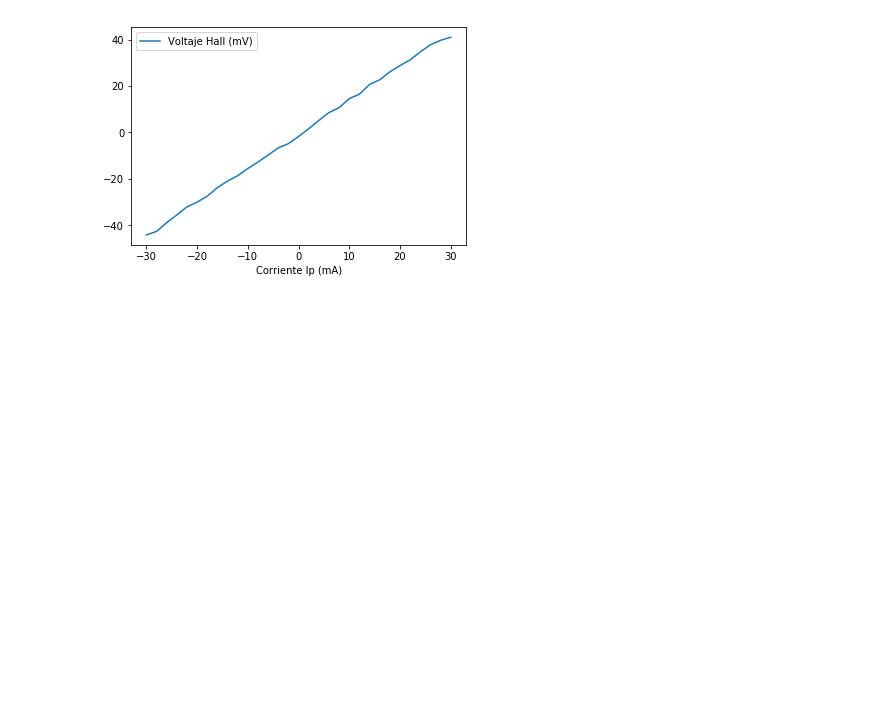
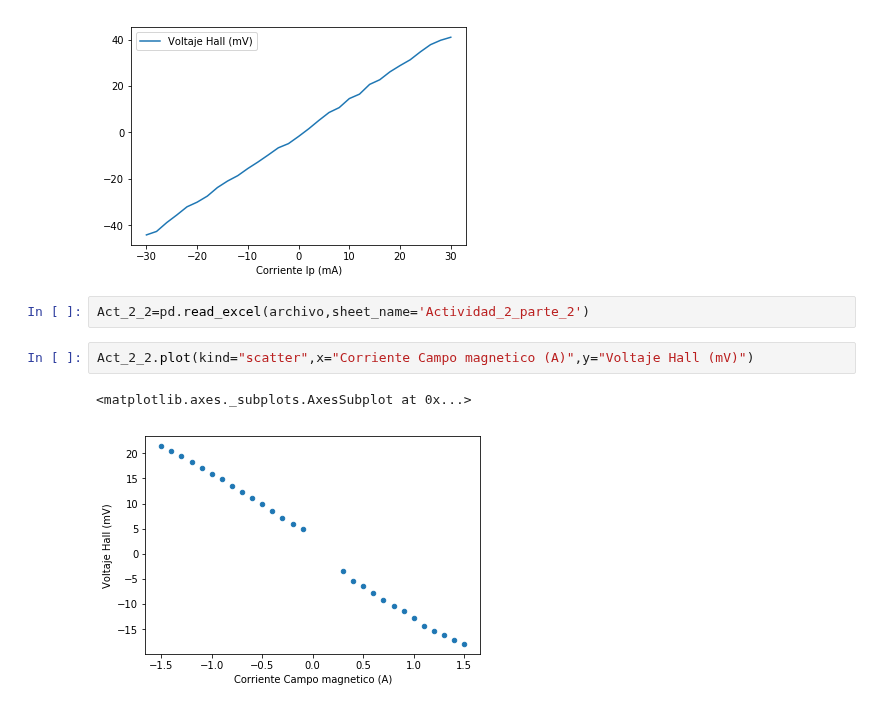
Before and after one commit to jamontanac/Laboratorio-Avanzado, a Jupyter notebook: Hall_Effect/Analisis.ipynb, the cells around one changed output. Drawn from its saved outputs; the diff is of its cells as text; blank space fills up the shorter version.

```diff
--- a/Hall_Effect/Analisis.ipynb
+++ b/Hall_Effect/Analisis.ipynb
@@ -128,3 +128,10 @@ Act_2_1.plot(x="Corriente Ip (mA)",y="Voltaje Hall (mV)")
 # %% [output]
 <matplotlib.axes._subplots.AxesSubplot at 0x...>
 [figure]
+# %%
+Act_2_2=pd.read_excel(archivo,sheet_name='Actividad_2_parte_2')
+# %%
+Act_2_2.plot(kind="scatter",x="Corriente Campo magnetico (A)",y="Voltaje Hall (mV)")
+# %% [output]
+<matplotlib.axes._subplots.AxesSubplot at 0x...>
+[figure, added]
```
Also changed, not shown: parts of 1 cell of this notebook, 1 other file.
